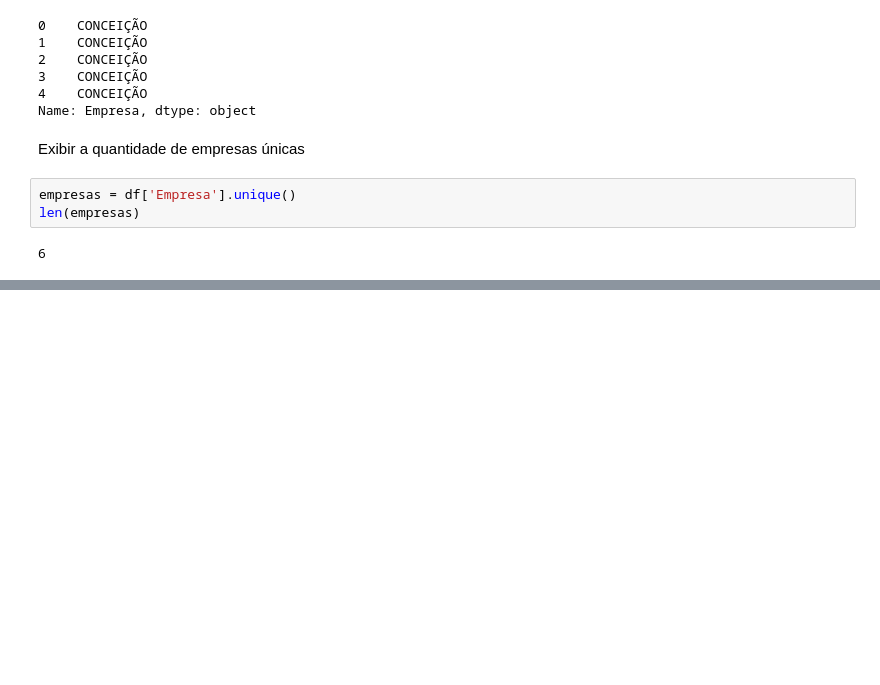
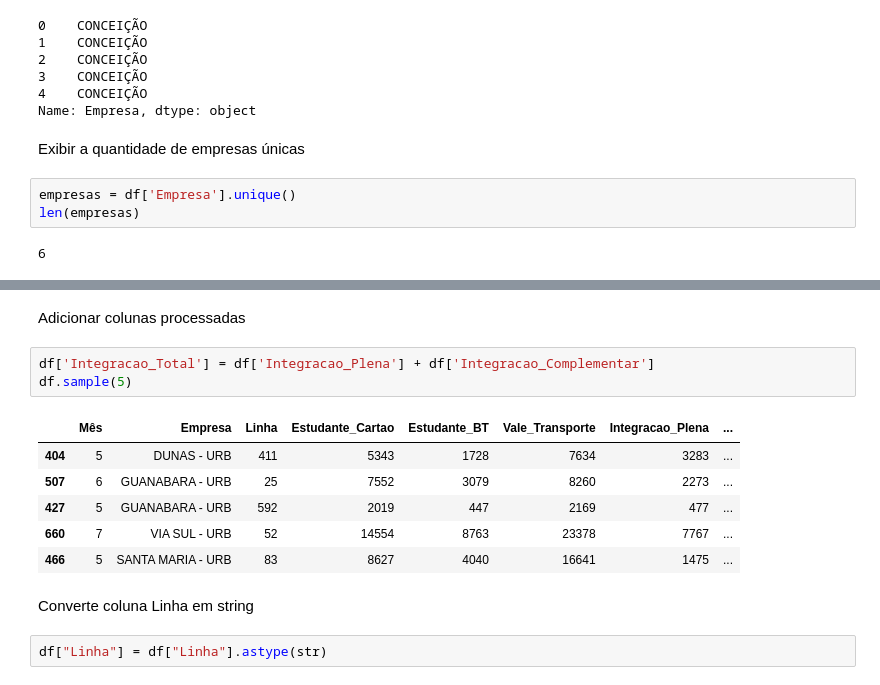
Before and after one commit to georgemaia/dadosabertos, a Jupyter notebook: mobilidade/rn-natal/Bilhetagem_Eletrônica-2018-Analitico.ipynb, the cells around one changed output, grey strips where cells are left out. Saved outputs shown, nothing was run; the diff lists cells and outputs as text; blank space fills up the shorter version.

```diff
--- a/mobilidade/rn-natal/Bilhetagem_Eletrônica-2018-Analitico.ipynb
+++ b/mobilidade/rn-natal/Bilhetagem_Eletrônica-2018-Analitico.ipynb
@@ -221,0 +263,16 @@ len(empresas)
+# %% [markdown]
+Adicionar colunas processadas
+# %%
+df['Integracao_Total'] = df['Integracao_Plena'] + df['Integracao_Complementar']
+df.sample(5)
+# %% [output]
+|  | Mês | Empresa | Linha | Estudante_Cartao | Estudante_BT | Vale_Transporte | Integracao_Plena | ... |
+| 404 | 5 | DUNAS - URB | 411 | 5343 | 1728 | 7634 | 3283 | ... |
+| 507 | 6 | GUANABARA - URB | 25 | 7552 | 3079 | 8260 | 2273 | ... |
+| 427 | 5 | GUANABARA - URB | 592 | 2019 | 447 | 2169 | 477 | ... |
+| 660 | 7 | VIA SUL - URB | 52 | 14554 | 8763 | 23378 | 7767 | ... |
+| 466 | 5 | SANTA MARIA - URB | 83 | 8627 | 4040 | 16641 | 1475 | ... |
+# %% [markdown]
+Converte coluna Linha em string
+# %%
+df["Linha"] = df["Linha"].astype(str)
```
Also changed, not shown: parts of 7 cells of this notebook, 1 other file.
